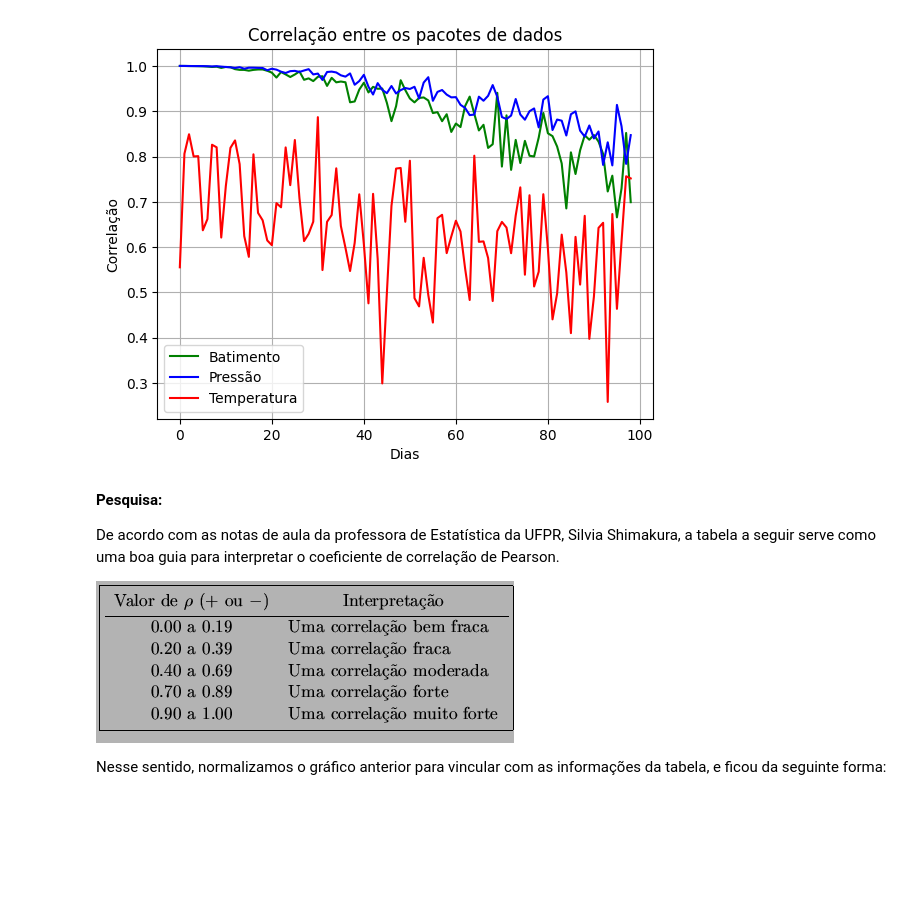
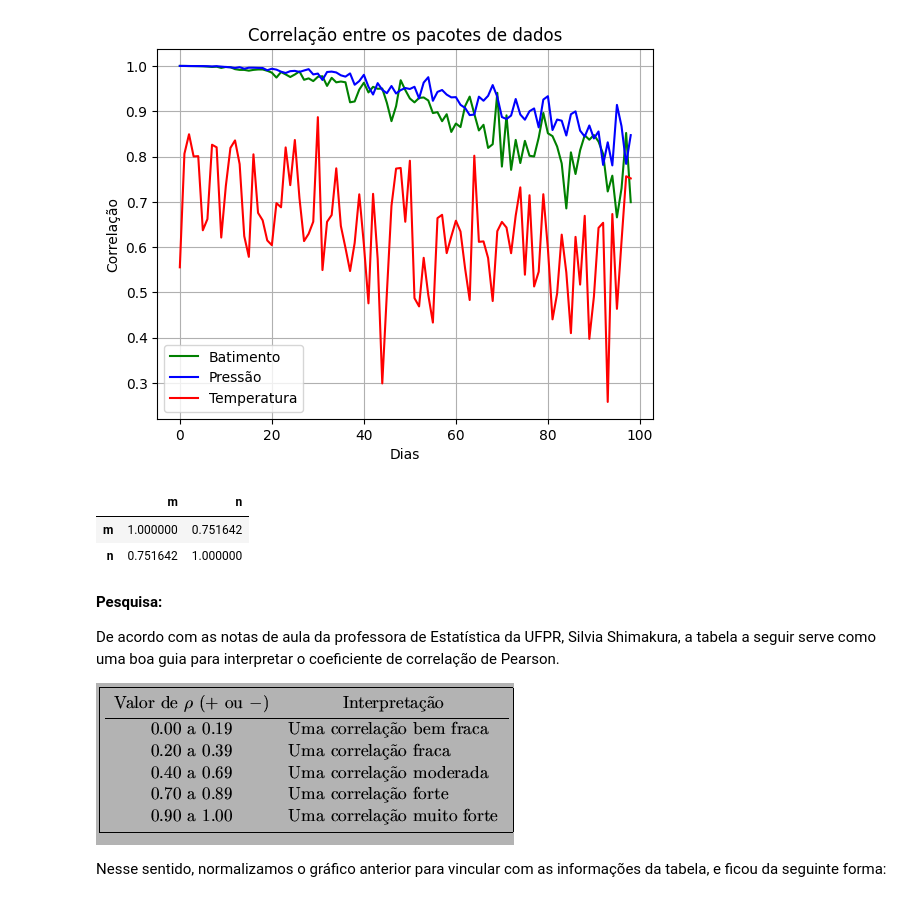
Before and after one commit to lucianoacsilva/vital-signals-analysis, a Jupyter notebook: Trabalho 1 - Sinais Vitais - v2.ipynb, the cells around one changed output. Drawn from its saved outputs; the diff is of its cells as text; code cells hidden in the pictures; blank space fills up the shorter version.

```diff
--- a/Trabalho 1 - Sinais Vitais - v2.ipynb
+++ b/Trabalho 1 - Sinais Vitais - v2.ipynb
@@ -45,6 +45,12 @@ temperatura_corporal_literal: str = "Temperatura Corporal"
 hora_literal: str = "HORA"
 classificacao_literal: str = "Classificacao"
 valor_literal: str = "Valor"
+pacote_batimento_literal: str = "heartbeat_pack"
+proximo_pacote_batimento_literal: str = "next_heartbeat_pack"
+pacote_pressao_literal: str = "blood_pressure_pack"
+proximo_pacote_pressao_literal: str = "next_blood_pressure_pack"
+pacote_temperatura_literal: str = "temperature_pack"
+proximo_pacote_temperatura_literal: str = "next_temperature_pack"
 # %% [markdown]
 Função para calcular média entre dois valores (a ser usada na substituição de dados espúrios)
 # %%
@@ -315,6 +303,12 @@ plt.legend()
 [99 rows x 3 columns]
 <matplotlib.legend.Legend at 0x...>
 [figure]
+# %%
+correlation_matrix_df.corr(method ='pearson')
+# %% [output]
+|  | m | n |
+| m | 1.000000 | 0.751642 |
+| n | 0.751642 | 1.000000 |
 # %% [markdown]
 **Pesquisa:**
 
```
Also changed, not shown: parts of 1 cell of this notebook.
